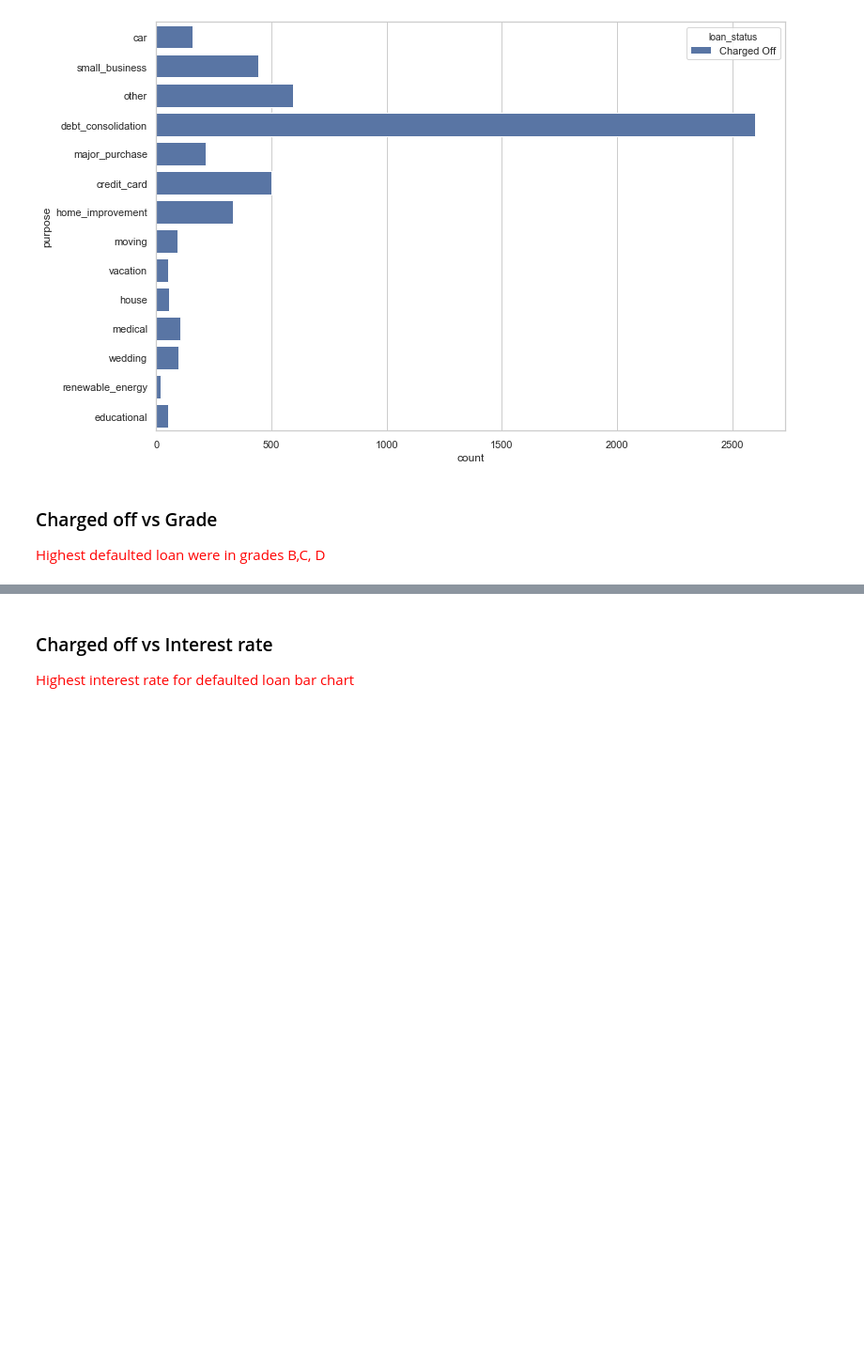
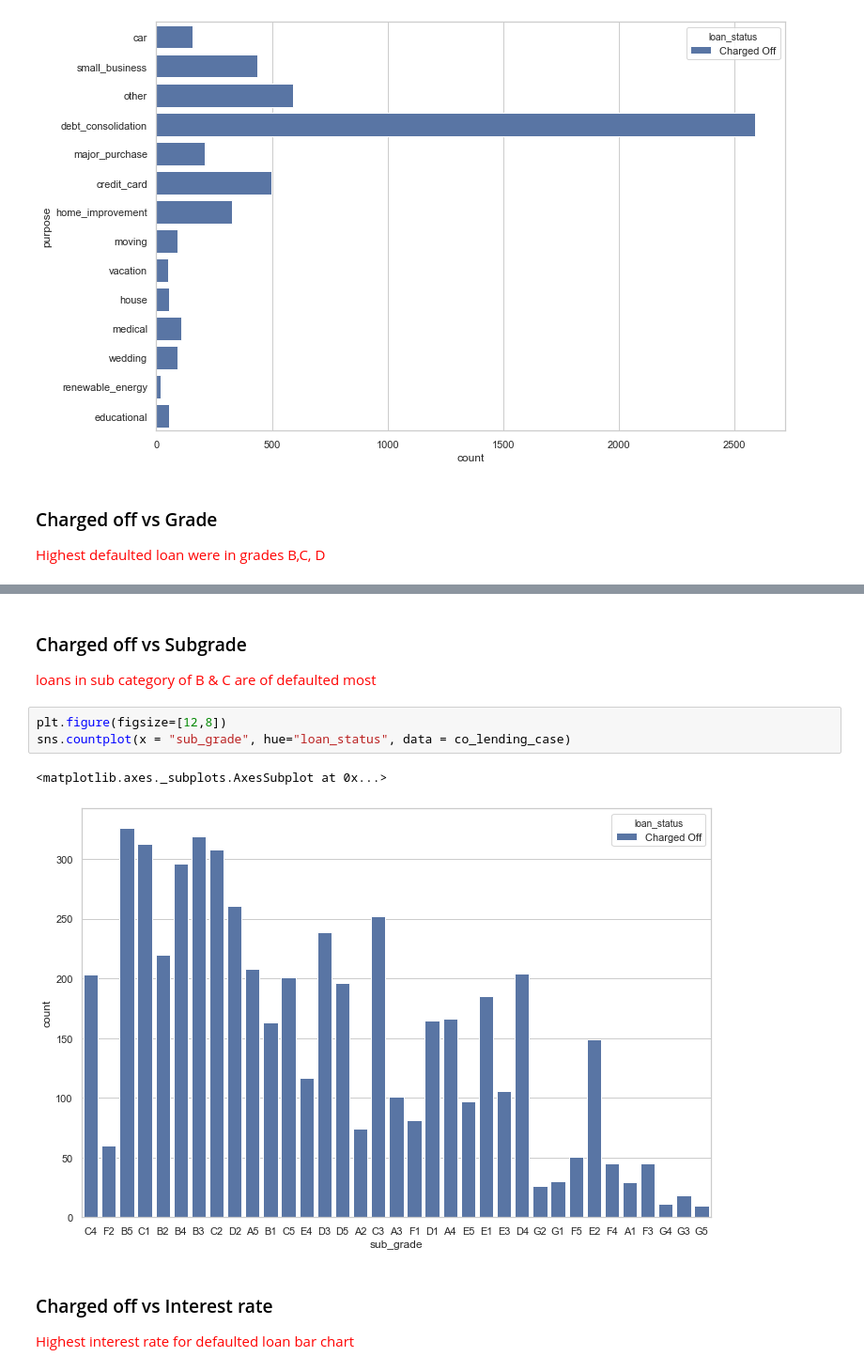
Before and after one commit to ps2420/LendingClubCaseStudy, a Jupyter notebook: Pankaj_Singh.ipynb, the cells around one changed output, grey strips where cells are left out. Shown: that part at 94% size. Cells and saved outputs as stored; diff of their text form; blank space fills up the shorter version.

```diff
--- a/Pankaj_Singh.ipynb
+++ b/Pankaj_Singh.ipynb
@@ -609,3 +603,12 @@ Name: grade, dtype: int64
+# %% [markdown]
+### Charged off vs Subgrade
+<font color="red"> loans in sub category of B & C are of defaulted most </font>
+# %%
+plt.figure(figsize=[12,8])
+sns.countplot(x = "sub_grade", hue="loan_status", data = co_lending_case)
+# %% [output]
+<matplotlib.axes._subplots.AxesSubplot at 0x...>
+[figure, added]
 # %% [markdown]
 ### Charged off vs Interest rate
 <font color="red"> Highest interest rate for defaulted loan bar chart</font>
```
Also changed, not shown: parts of 23 cells of this notebook.
